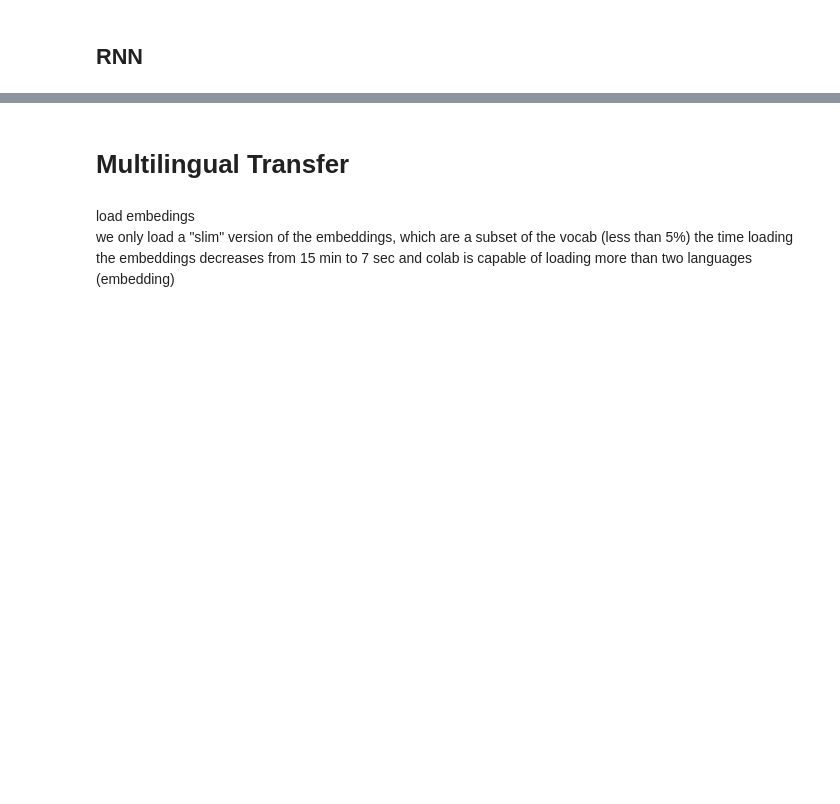
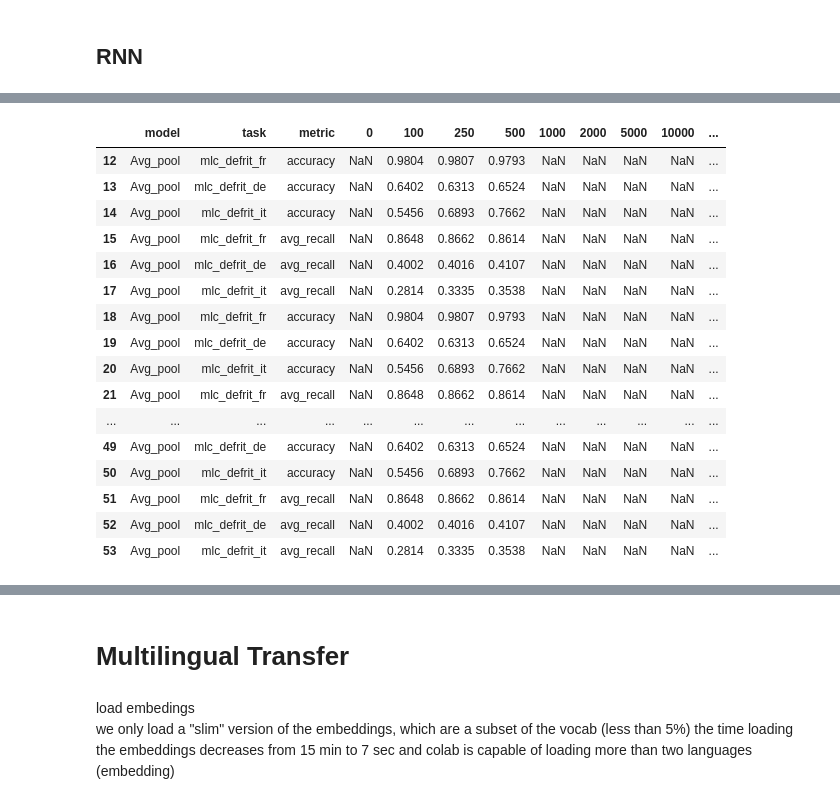
Before and after one commit to ELehmann91/FS1, a Jupyter notebook: Results_Thesis.ipynb, the cells around one changed output, grey strips where cells are left out. Cells and saved outputs as stored; diff of their text form; code cells hidden in the pictures; blank space fills up the shorter version.

```diff
--- a/Results_Thesis.ipynb
+++ b/Results_Thesis.ipynb
@@ -763,0 +3510,14 @@ for obs in [500,1000,2000,5000]:
+# %%
+# run transfer
+task = 'slc_de_tf_fr'
+model = 'rnn'
+metrics = ['accuracy','avg_recall']
+
+for m in metrics:
+    if len(df_results[(df_results['model']==model) & (df_results['task']==task)& (df_results['metric']==m)])==0:
+        df_results = df_results.append({'model': model,'task':task,'metric':m}, ignore_index=True)
+
+for obs in tqdm([100,250,500,1000,2000,5000]):
+     transfer_cnn(de_rnn,'de_rnn',obs,freeze=False)
+
+df_results[(df_results['model']==model) & (df_results['task']==task)]
@@ -835,0 +3884,19 @@ test obs. 5000 b_accuracy 0.926155094870007
+# %%
+task = 'mlc_defrit'
+model = 'Avg_pool'
+metrics = ['accuracy','avg_recall']
+
+for m in metrics:
+    task_l = task + '_fr'
+    df_results = df_results.append({'model': model,'task':task_l,'metric':m}, ignore_index=True)
+    task_l = task + '_de'
+    df_results = df_results.append({'model': model,'task':task_l,'metric':m}, ignore_index=True)
+    task_l = task + '_it'
+    df_results = df_results.append({'model': model,'task':task_l,'metric':m}, ignore_index=True)
+
+for obs in tqdm([100,250,500]):
+     run_ml_pool(X_train_pad_de,y_train_enc_de,X_val_pad_de,y_val_enc_de,X_test_pad_de,y_test_de,\
+             X_train_pad_fr,y_train_enc_fr,X_val_pad_fr,y_val_enc_fr,X_test_pad_fr,y_test_fr,\
+             X_pad_it,y_enc_it,y_it,class_weight_dict_de_fr,obs)
+
+df_results[(df_results['model']==model) & (df_results['task']==task)]
@@ -835,0 +3960,20 @@ test obs. 5000 b_accuracy 0.926155094870007
+# %%
+df_results[df_results['model']=='Avg_pool']
+# %% [output]
+|  | model | task | metric | 0 | 100 | 250 | 500 | 1000 | 2000 | 5000 | 10000 | ... |
+| 12 | Avg_pool | mlc_defrit_fr | accuracy | NaN | 0.9804 | 0.9807 | 0.9793 | NaN | NaN | NaN | NaN | ... |
+| 13 | Avg_pool | mlc_defrit_de | accuracy | NaN | 0.6402 | 0.6313 | 0.6524 | NaN | NaN | NaN | NaN | ... |
+| 14 | Avg_pool | mlc_defrit_it | accuracy | NaN | 0.5456 | 0.6893 | 0.7662 | NaN | NaN | NaN | NaN | ... |
+| 15 | Avg_pool | mlc_defrit_fr | avg_recall | NaN | 0.8648 | 0.8662 | 0.8614 | NaN | NaN | NaN | NaN | ... |
+| 16 | Avg_pool | mlc_defrit_de | avg_recall | NaN | 0.4002 | 0.4016 | 0.4107 | NaN | NaN | NaN | NaN | ... |
+| 17 | Avg_pool | mlc_defrit_it | avg_recall | NaN | 0.2814 | 0.3335 | 0.3538 | NaN | NaN | NaN | NaN | ... |
+| 18 | Avg_pool | mlc_defrit_fr | accuracy | NaN | 0.9804 | 0.9807 | 0.9793 | NaN | NaN | NaN | NaN | ... |
+| 19 | Avg_pool | mlc_defrit_de | accuracy | NaN | 0.6402 | 0.6313 | 0.6524 | NaN | NaN | NaN | NaN | ... |
+| 20 | Avg_pool | mlc_defrit_it | accuracy | NaN | 0.5456 | 0.6893 | 0.7662 | NaN | NaN | NaN | NaN | ... |
+| 21 | Avg_pool | mlc_defrit_fr | avg_recall | NaN | 0.8648 | 0.8662 | 0.8614 | NaN | NaN | NaN | NaN | ... |
+| ... | ... | ... | ... | ... | ... | ... | ... | ... | ... | ... | ... | ... |
+| 49 | Avg_pool | mlc_defrit_de | accuracy | NaN | 0.6402 | 0.6313 | 0.6524 | NaN | NaN | NaN | NaN | ... |
+| 50 | Avg_pool | mlc_defrit_it | accuracy | NaN | 0.5456 | 0.6893 | 0.7662 | NaN | NaN | NaN | NaN | ... |
+| 51 | Avg_pool | mlc_defrit_fr | avg_recall | NaN | 0.8648 | 0.8662 | 0.8614 | NaN | NaN | NaN | NaN | ... |
+| 52 | Avg_pool | mlc_defrit_de | avg_recall | NaN | 0.4002 | 0.4016 | 0.4107 | NaN | NaN | NaN | NaN | ... |
+| 53 | Avg_pool | mlc_defrit_it | avg_recall | NaN | 0.2814 | 0.3335 | 0.3538 | NaN | NaN | NaN | NaN | ... |
```
Also changed, not shown: parts of 224 cells of this notebook.
